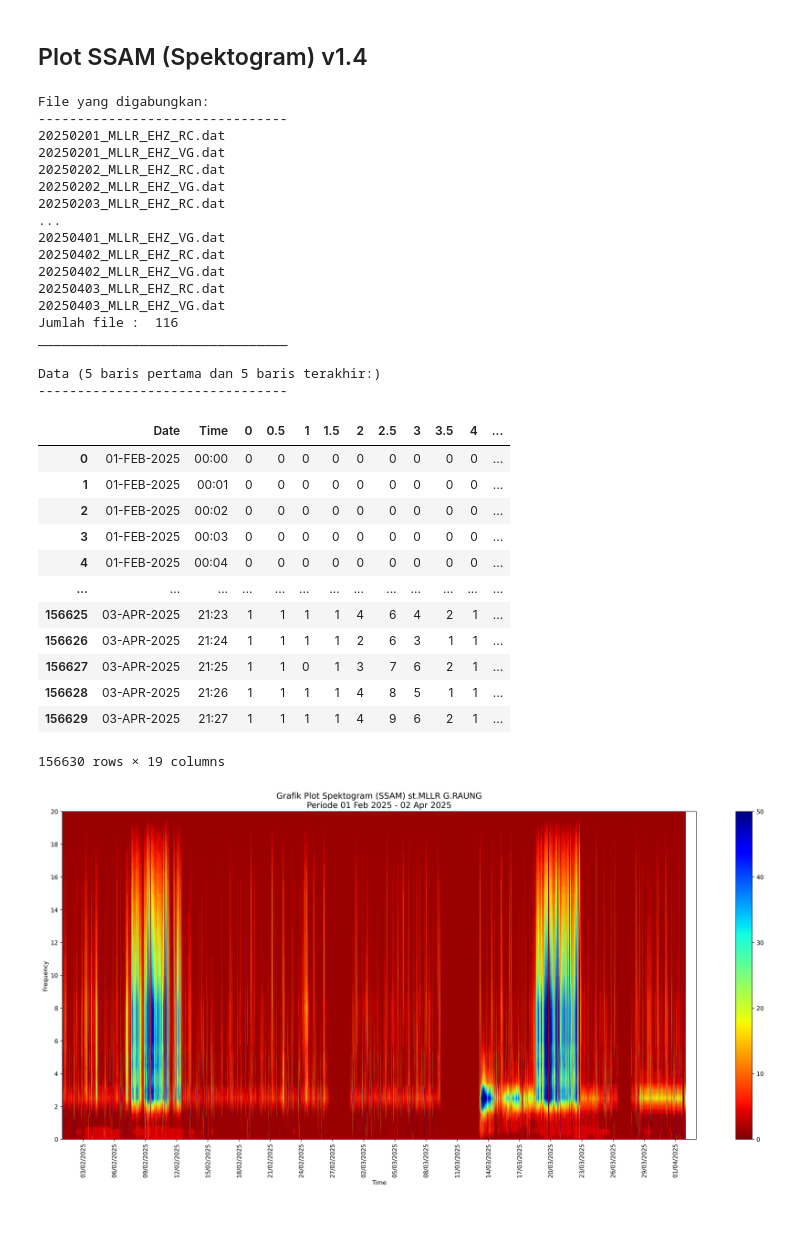
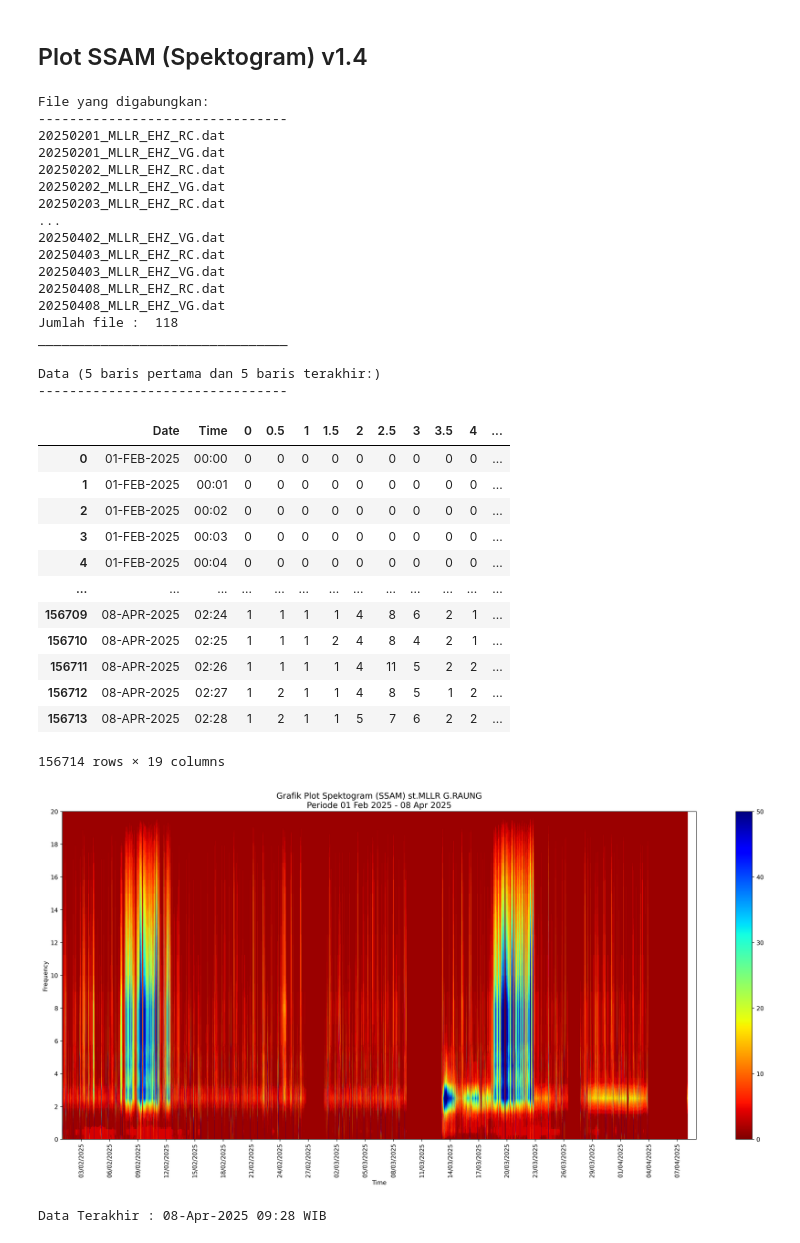
Before and after one commit to mukijo-r/graph-eval-ga, a Jupyter notebook: Plot_SSAM_v1.4.ipynb, the cells around one changed output. Drawn from its saved outputs; the diff is of its cells as text; code cells hidden in the pictures.

Commit message:
menambahkan informasi data terakhir

```diff
--- a/Plot_SSAM_v1.4.ipynb
+++ b/Plot_SSAM_v1.4.ipynb
@@ -18,7 +18,7 @@ komponen = "EHZ"
 
 # Tentukan tanggal awal, tanggal akhir, dan interval axis
 waktu_awal = '01-02-2025'
-waktu_akhir = '02-04-2025'
+waktu_akhir = '08-04-2025'
 interval_hari = 3
 
 # Mengambil nilai bulan dan tahun sesuai waktu yang ditentukan
@@ -84,12 +84,12 @@ File yang digabungkan:
 20250202_MLLR_EHZ_VG.dat
 20250203_MLLR_EHZ_RC.dat
 ...
-20250401_MLLR_EHZ_VG.dat
-20250402_MLLR_EHZ_RC.dat
 20250402_MLLR_EHZ_VG.dat
 20250403_MLLR_EHZ_RC.dat
 20250403_MLLR_EHZ_VG.dat
-Jumlah file :  116
+20250408_MLLR_EHZ_RC.dat
+20250408_MLLR_EHZ_VG.dat
+Jumlah file :  118
 ________________________________
 
 Data (5 baris pertama dan 5 baris terakhir:)
@@ -101,12 +101,12 @@ Data (5 baris pertama dan 5 baris terakhir:)
 | 3 | 01-FEB-2025 | 00:03 | 0 | 0 | 0 | 0 | 0 | 0 | 0 | 0 | 0 | ... |
 | 4 | 01-FEB-2025 | 00:04 | 0 | 0 | 0 | 0 | 0 | 0 | 0 | 0 | 0 | ... |
 | ... | ... | ... | ... | ... | ... | ... | ... | ... | ... | ... | ... | ... |
-| 156625 | 03-APR-2025 | 21:23 | 1 | 1 | 1 | 1 | 4 | 6 | 4 | 2 | 1 | ... |
-| 156626 | 03-APR-2025 | 21:24 | 1 | 1 | 1 | 1 | 2 | 6 | 3 | 1 | 1 | ... |
-| 156627 | 03-APR-2025 | 21:25 | 1 | 1 | 0 | 1 | 3 | 7 | 6 | 2 | 1 | ... |
-| 156628 | 03-APR-2025 | 21:26 | 1 | 1 | 1 | 1 | 4 | 8 | 5 | 1 | 1 | ... |
-| 156629 | 03-APR-2025 | 21:27 | 1 | 1 | 1 | 1 | 4 | 9 | 6 | 2 | 1 | ... |
+| 156709 | 08-APR-2025 | 02:24 | 1 | 1 | 1 | 1 | 4 | 8 | 6 | 2 | 1 | ... |
+| 156710 | 08-APR-2025 | 02:25 | 1 | 1 | 1 | 2 | 4 | 8 | 4 | 2 | 1 | ... |
+| 156711 | 08-APR-2025 | 02:26 | 1 | 1 | 1 | 1 | 4 | 11 | 5 | 2 | 2 | ... |
+| 156712 | 08-APR-2025 | 02:27 | 1 | 2 | 1 | 1 | 4 | 8 | 5 | 1 | 2 | ... |
+| 156713 | 08-APR-2025 | 02:28 | 1 | 2 | 1 | 1 | 5 | 7 | 6 | 2 | 2 | ... |
-156630 rows × 19 columns
+156714 rows × 19 columns
 # %%
 plt.rcParams['agg.path.chunksize'] = 10000
 # Menggabungkan kolom Date dan Time menjadi satu kolom dateTime
@@ -173,31 +173,38 @@ days = mdates.DayLocator(interval=interval_hari)
 ax.xaxis.set_major_locator(days)
 plt.xticks(rotation=90)
 
 # Menentukan format label axis x  pada gambar
 # Masukkan format waktu ke dalam tanda kurung DateFormatter().
 date_format = mdates.DateFormatter('%d/%m/%Y')
 ax.xaxis.set_major_formatter(date_format)
 start_time = datetime.strptime(waktu_awal, '%d-%m-%Y')
 end_time = datetime.strptime(waktu_akhir, '%d-%m-%Y')
 ax.set_xlim([start_time, end_time + timedelta(days=1)])
 
 # Nilai labelsize digunakan untuk mengatur ukuran font axis x :
 plt.rc('xtick', labelsize=10)
 # Nilai labelsize digunakan untuk mengatur ukuran font axis y :
 plt.rc('ytick', labelsize=10)
 
 # Set teks dan ukuran font label axis x :
 ax.set_xlabel('Time', fontsize=10)
 # Set teks dan ukuran font label axis y :
 ax.set_ylabel('Frequency', fontsize=10)
 
 # Set teks dan ukuran font judul :
 ax.set_title(f'Grafik Plot Spektogram (SSAM) st.{stasiun} G.{gunung}\nPeriode {start_time.strftime("%d %b %Y")} - {end_time.strftime("%d %b %Y")}', fontsize=14)
 
 # Menampilkan gambar hasil plot
 plt.show()
 
+last_row = new_data.iloc[-1]
+timestamp_terakhir = last_row[0]
+utc7 = timestamp_terakhir + pd.Timedelta(hours=7)
+wib_time = utc7.strftime('%d-%b-%Y %H:%M')
+print("Data Terakhir :", wib_time, "WIB")
+
 # Mukijo-PVMBG, 2023
 # 0856-4334-6785
 # %% [output]
-[figure, old version]
+[figure, new version]
+Data Terakhir : 08-Apr-2025 09:28 WIB
```
